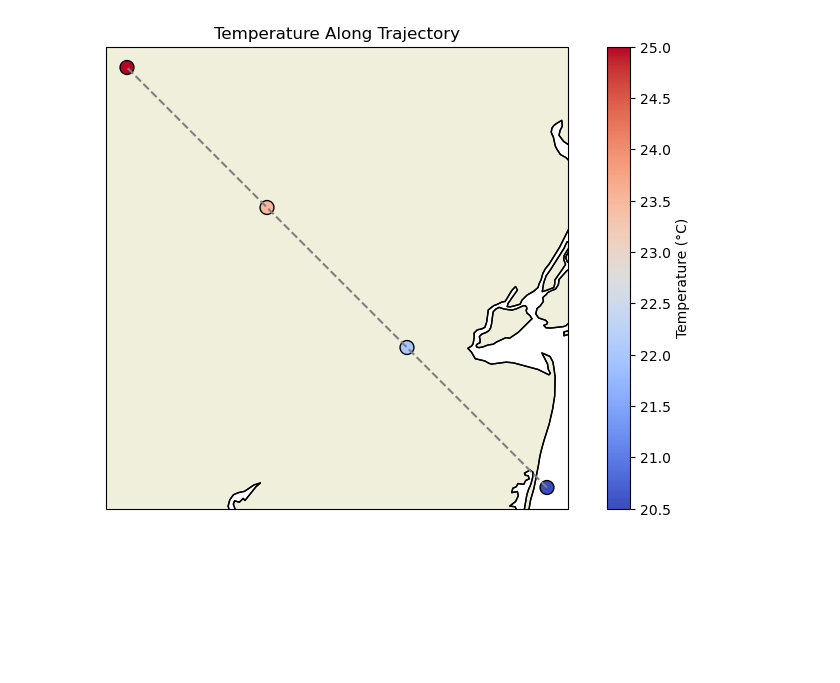
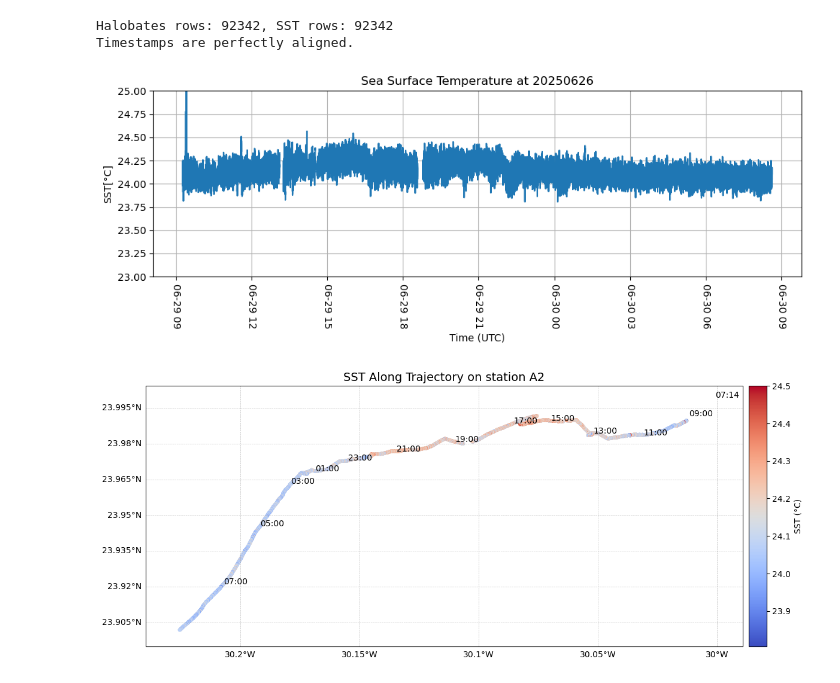
Before and after one commit to maibrittbergh/SST_RS_Meteor_2025, a Jupyter notebook: Infrared_cameras/map_IR/SST_map.ipynb, the cells around one changed output. Cells and saved outputs as stored; diff of their text form; code cells hidden in the pictures; blank space fills up the shorter version.

```diff
--- a/Infrared_cameras/map_IR/SST_map.ipynb
+++ b/Infrared_cameras/map_IR/SST_map.ipynb
@@ -57,28 +46,0 @@ df_SST
-# %%
-
-# Sample data
-lats = [40.0, 40.5, 41.0, 41.5]
-lons = [-74.0, -74.5, -75.0, -75.5]
-temps = [20.5, 22.0, 23.5, 25.0]  # °C
-
-# Plotting
-plt.figure(figsize=(10, 6))
-ax = plt.axes(projection=ccrs.PlateCarree())
-ax.coastlines()
-ax.add_feature(cfeature.BORDERS)
-ax.add_feature(cfeature.LAND, edgecolor='black')
-
-# Scatter with colormap
-sc = plt.scatter(lons, lats, c=temps, cmap='coolwarm', s=100, edgecolors='black', transform=ccrs.PlateCarree())
-plt.plot(lons, lats, color='gray', linestyle='--', transform=ccrs.PlateCarree())
-
-# Colorbar
-cbar = plt.colorbar(sc, orientation='vertical', label='Temperature (°C)')
-
-# Labels
-plt.title("Temperature Along Trajectory")
-plt.xlabel("Longitude")
-plt.ylabel("Latitude")
-plt.show()
-# %% [output]
-[figure, removed]
@@ -84,0 +92,45 @@ plt.show()
+# %%
+df_halo_overlap, df_SST_overlap = filter_overlapping_dates(df_halo, df_SST)
+
+# === Reset index after filtering ===
+df_halo_overlap.reset_index(drop=True, inplace=True)
+df_SST_overlap.reset_index(drop=True, inplace=True)
+
+# === Compare lengths ===
+len_halo = len(df_halo_overlap)
+len_sst = len(df_SST_overlap)
+
+print(f"Halobates rows: {len_halo}, SST rows: {len_sst}")
+
+# === Compare time columns to check alignment ===
+if len_halo == len_sst:
+    time_diff = df_halo_overlap['Time'] - df_SST_overlap['Time']
+    if all(time_diff == pd.Timedelta(0)):
+        print("Timestamps are perfectly aligned.")
+    else:
+        print("Same length but timestamps do not match exactly.")
+        print(time_diff.head())
+else:
+    print("Mismatch in number of data points after filtering.")
+# %% [output]
+Halobates rows: 92342, SST rows: 92342
+Timestamps are perfectly aligned.
+# %%
+# === Plot ===
+plt.figure(figsize=(10, 4))
+plt.plot(df_SST_overlap["Time"], df_SST_overlap["SST (°C)"], label="SST")
+
+plt.xlabel("Time (UTC)")
+plt.ylabel("SST[°C]")
+
+plt.ylim(23, 25)
+
+plt.xticks(rotation=-90)
+plt.title(f"Sea Surface Temperature at {date_str}")
+plt.grid(True)
+#plt.legend()
+plt.tight_layout()
+
+plt.show()
+# %% [output]
+[figure, added]
@@ -84,0 +209,4 @@ plt.show()
+# %%
+map_SST(df_halo_overlap, df_SST_overlap,2)
+# %% [output]
+[figure, added]
```
Also changed, not shown: parts of 6 cells of this notebook.
